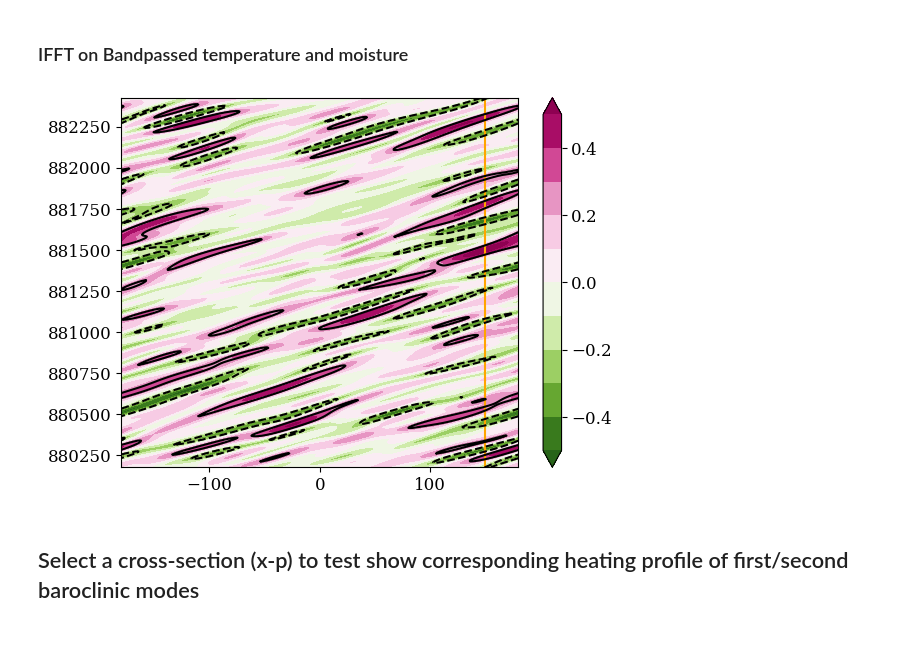
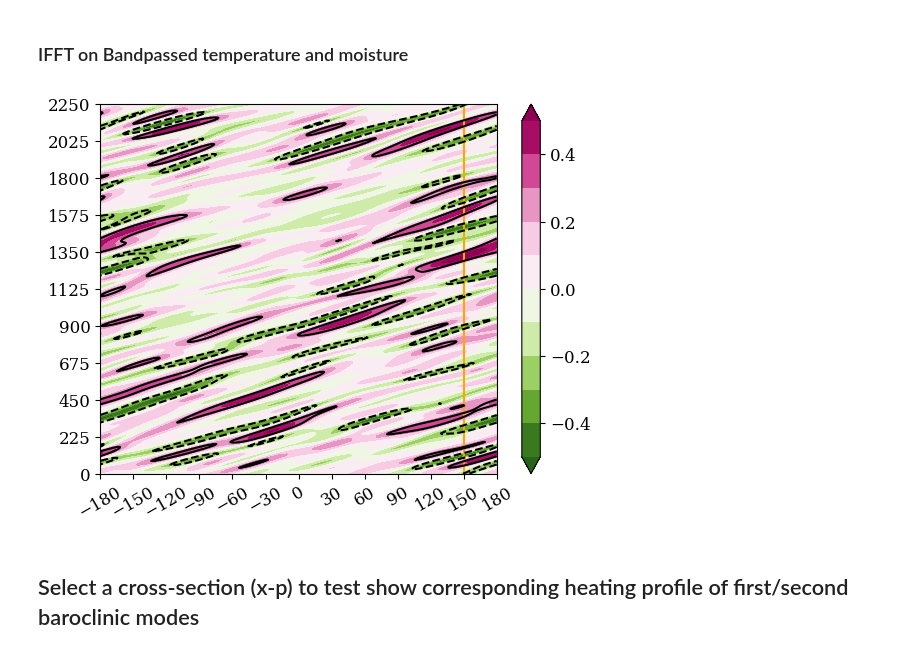
Before and after one commit to JOsephKan/2024_Research, a Jupyter notebook: MPAS/LRF/MPAS_composite.ipynb, the cells around one changed output. Cells and saved outputs as stored; diff of their text form; code cells hidden in the pictures.

```diff
--- a/MPAS/LRF/MPAS_composite.ipynb
+++ b/MPAS/LRF/MPAS_composite.ipynb
@@ -23,7 +23,7 @@ case = 'CNTL'
 fname = f'/work/b11209013/2024_Research/MPAS/PC/{case}_PC.joblib'
 
 # variable list
-var_list = ['t', 'qv']
+var_list = ['t', 'qv', 'q1']
 
 # load principal component data
 data = jl.load(fname)
@@ -115,31 +115,42 @@ FFT_filtered = {
 # %%
 Recon = {
     'pc1': {
         var: np.fft.ifft2(np.fft.ifftshift(FFT_filtered['pc1'][var][:, ::-1])).real
         for var in var_list
     },
     'pc2': {
         var: np.fft.ifft2(np.fft.ifftshift(FFT_filtered['pc2'][var][:, ::-1])).real
         for var in var_list
     }
 }
 
 # shift the longitude format
 
 
 c1 = plt.contourf(
     lon, time, (Recon['pc2']['t']),
     levels=np.linspace(-0.5, 0.5, 11),
     cmap='PiYG_r',
     extend='both'
     )
 plt.axvline(150, color='orange')
-plt.contour(lon, time, (Recon['pc2']['t']), levels=[-1.5*Recon['pc2']['t'].std(), 1.5*Recon['pc2']['t'].std()], colors='k')
-plt.ylim()
+plt.contour(
+    lon, time,
+    (Recon['pc2']['t']),
+    levels=[-1.5*Recon['pc2']['t'].std(), 1.5*Recon['pc2']['t'].std()],
+    colors='k'
+)
+plt.xticks(np.linspace(-180, 180, 13), rotation=30)
+plt.yticks(
+    np.linspace(np.min(time), np.max(time), 11),
+    np.linspace(0, 2250, 11).astype(int)
+)
+plt.xlim(-180, 180)
+plt.ylim(np.min(time), np.max(time))
 plt.colorbar(c1)
 plt.show()
 # %% [output]
-[figure, old version]
+[figure, new version]
 # %% [markdown]
 ## Select a cross-section (x-p) to test show corresponding heating profile of first/second baroclinic modes
 # %%
```
Also changed, not shown: parts of 5 cells of this notebook, 7 other files.
